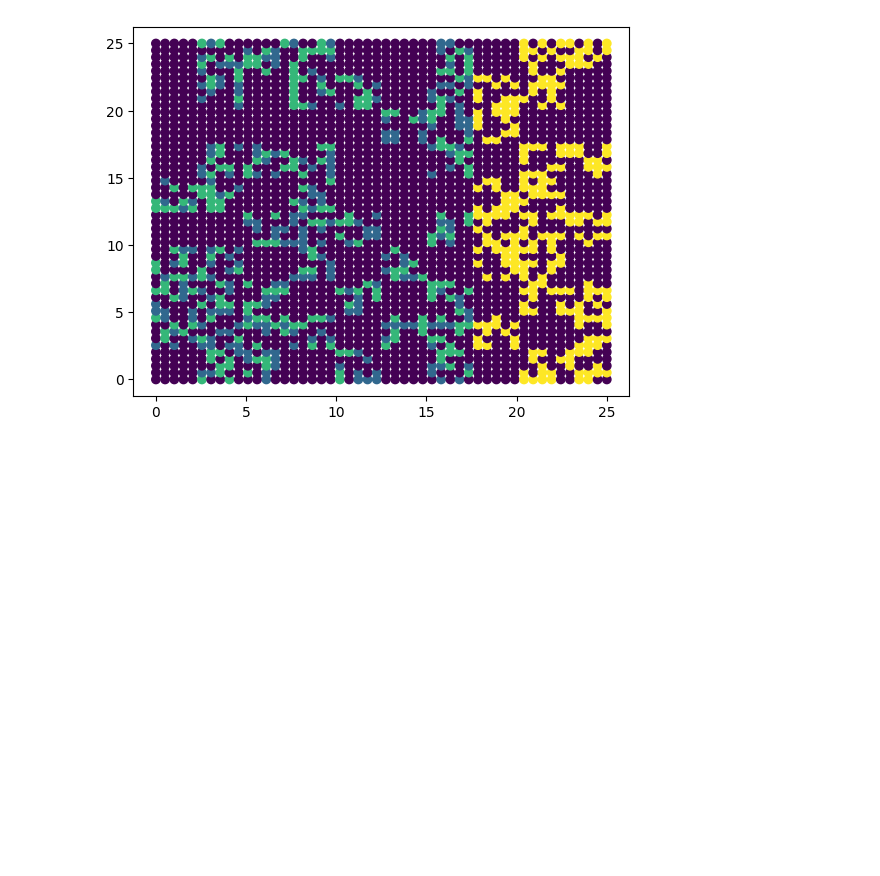
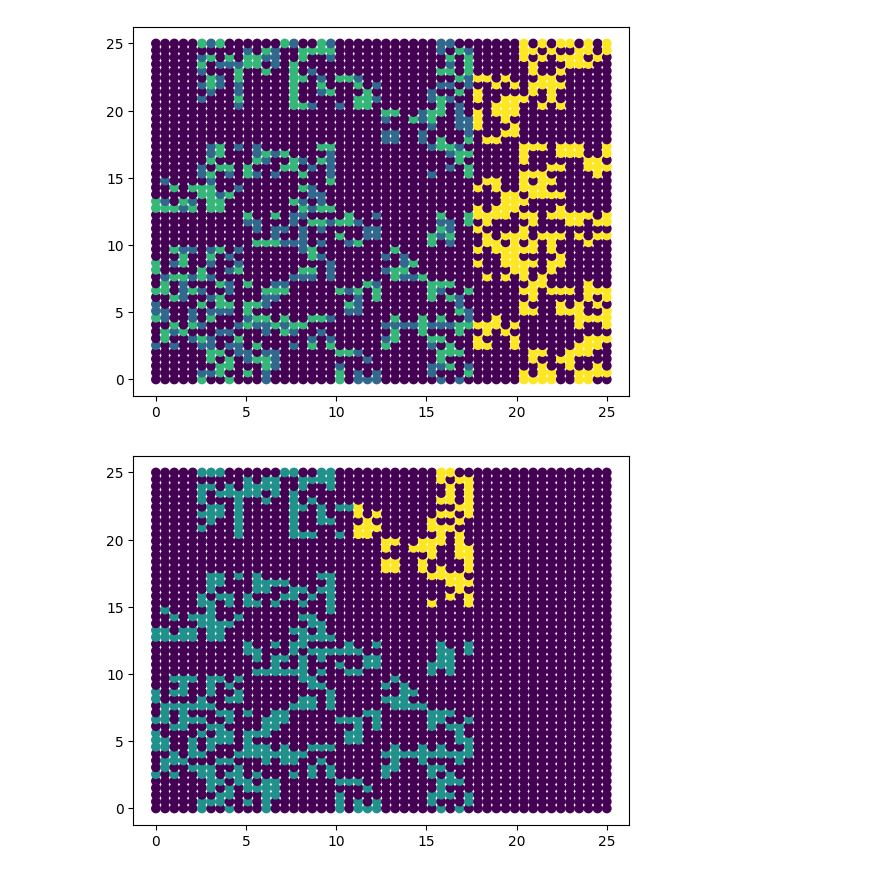
Before and after one commit to kevinbfry/StructuredPredictionError, a Jupyter notebook: doc/CVCorrections.ipynb, the cells around one changed output. Saved outputs shown, nothing was run; the diff lists cells and outputs as text; code cells hidden in the pictures; blank space fills up the shorter version.

```diff
--- a/doc/CVCorrections.ipynb
+++ b/doc/CVCorrections.ipynb
@@ -301,3 +323,14 @@ plt.scatter(
 plt.show()
 # %% [output]
 [figure]
+# %%
+# %matplotlib notebook
+plt.scatter(
+    c_x,
+    c_y,
+    c=spcv_tr_bool+ 2*spcv_ts_bool,
+    label=spcv_tr_bool+ 2*spcv_ts_bool
+)
+plt.show()
+# %% [output]
+[figure, added]
```
Also changed, not shown: parts of 3 cells of this notebook, 12 other files.
